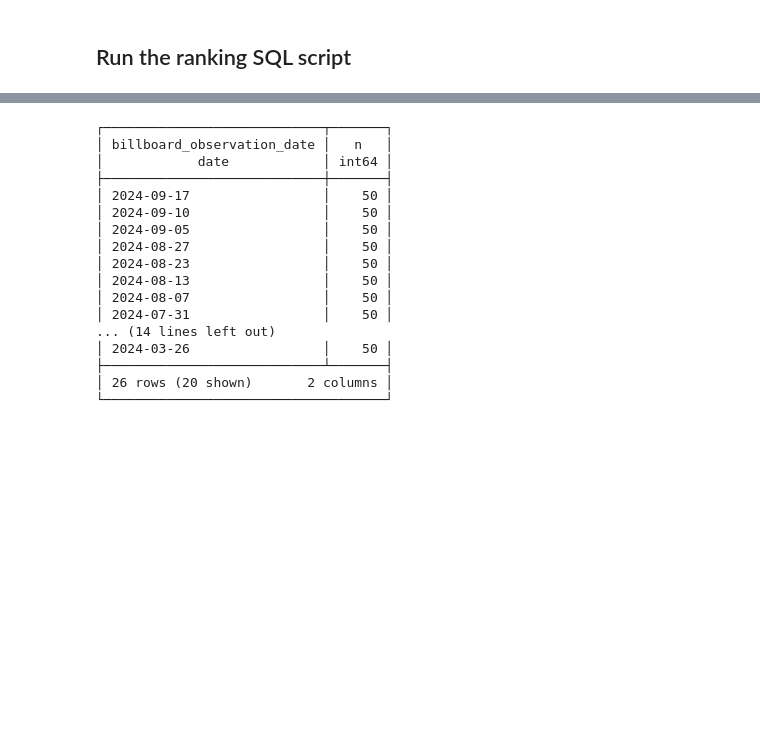
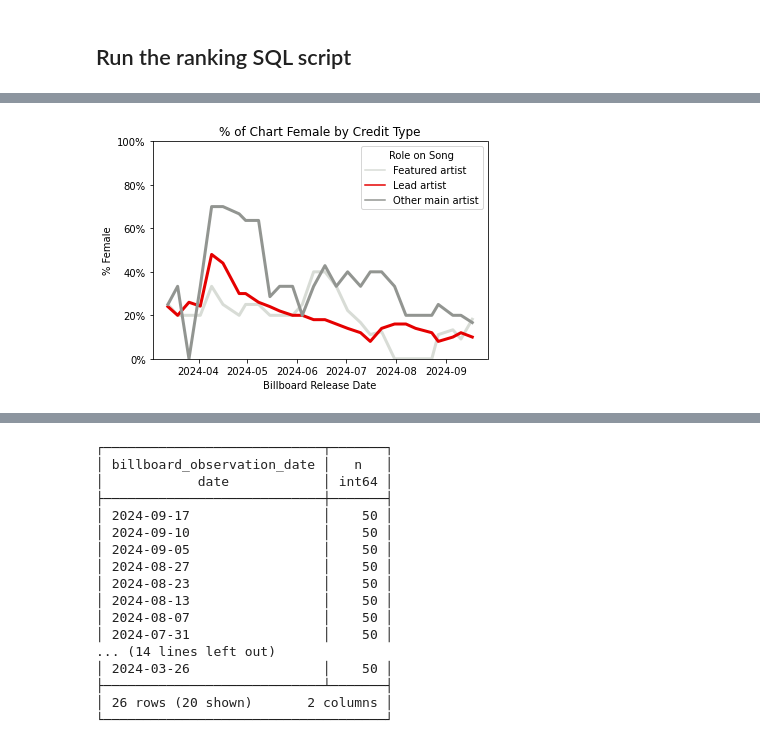
Before and after one commit to jwmanahan/billboard, a Jupyter notebook: add_new_week.ipynb, the cells around one changed output, grey strips where cells are left out. Saved outputs shown, nothing was run; the diff lists cells and outputs as text; code cells hidden in the pictures; blank space fills up the shorter version.

```diff
--- a/add_new_week.ipynb
+++ b/add_new_week.ipynb
@@ -582,0 +502,30 @@ graph.axes.invert_yaxis()
+# %%
+palette = {
+    'Lead artist' : 'xkcd:red'
+    , 'Other main artist' : 'xkcd:gray'
+    , 'Featured artist' : 'xkcd:light gray'
+}
+
+graph = sns.lineplot(
+    data = df_weeks_for_artist.groupby(
+        ['billboard_observation_date', 'relationship_type']
+    ).mean()['pct_female'].reset_index()
+    , x = 'billboard_observation_date'
+    , y = 'pct_female'
+    , hue = 'relationship_type'
+    , palette = palette
+    , linewidth = 3
+).set(
+    title = '% of Chart Female by Credit Type'
+    , xlabel = 'Billboard Release Date' # Really observation date (for now)
+    , ylabel = '% Female'
+    , ylim = [0, 1]
+)
+
+plt.legend(title = 'Role on Song')
+plt.gca().yaxis.set_major_formatter(mtick.PercentFormatter(xmax = 1))
+# plt.hlines([0.5], date('2024-04-01'), date('2024-10-01')) #TOFIX
+
+plt.show()
+# %% [output]
+[figure, added]
```
Also changed, not shown: parts of 55 cells of this notebook, 5 other files.
